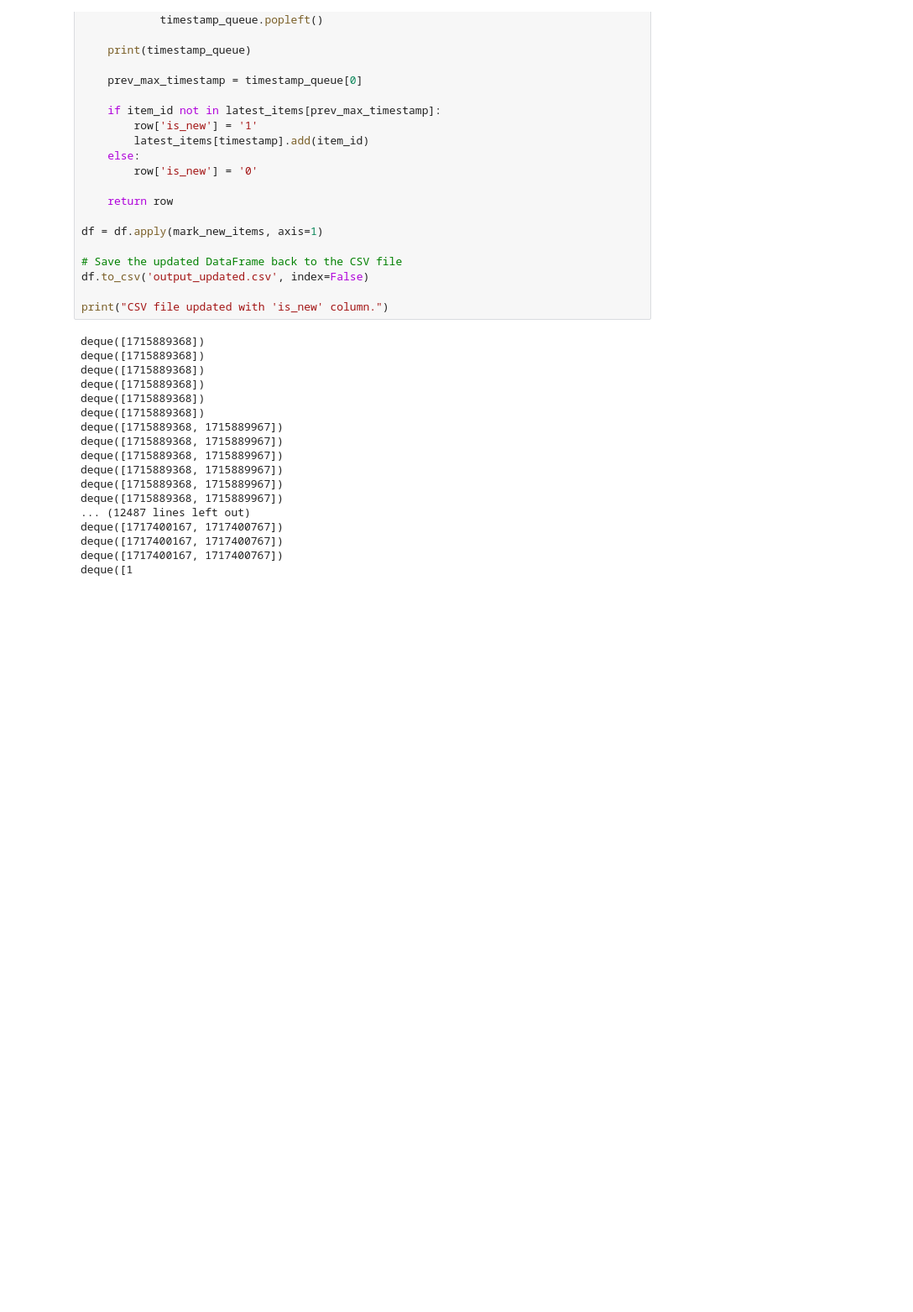
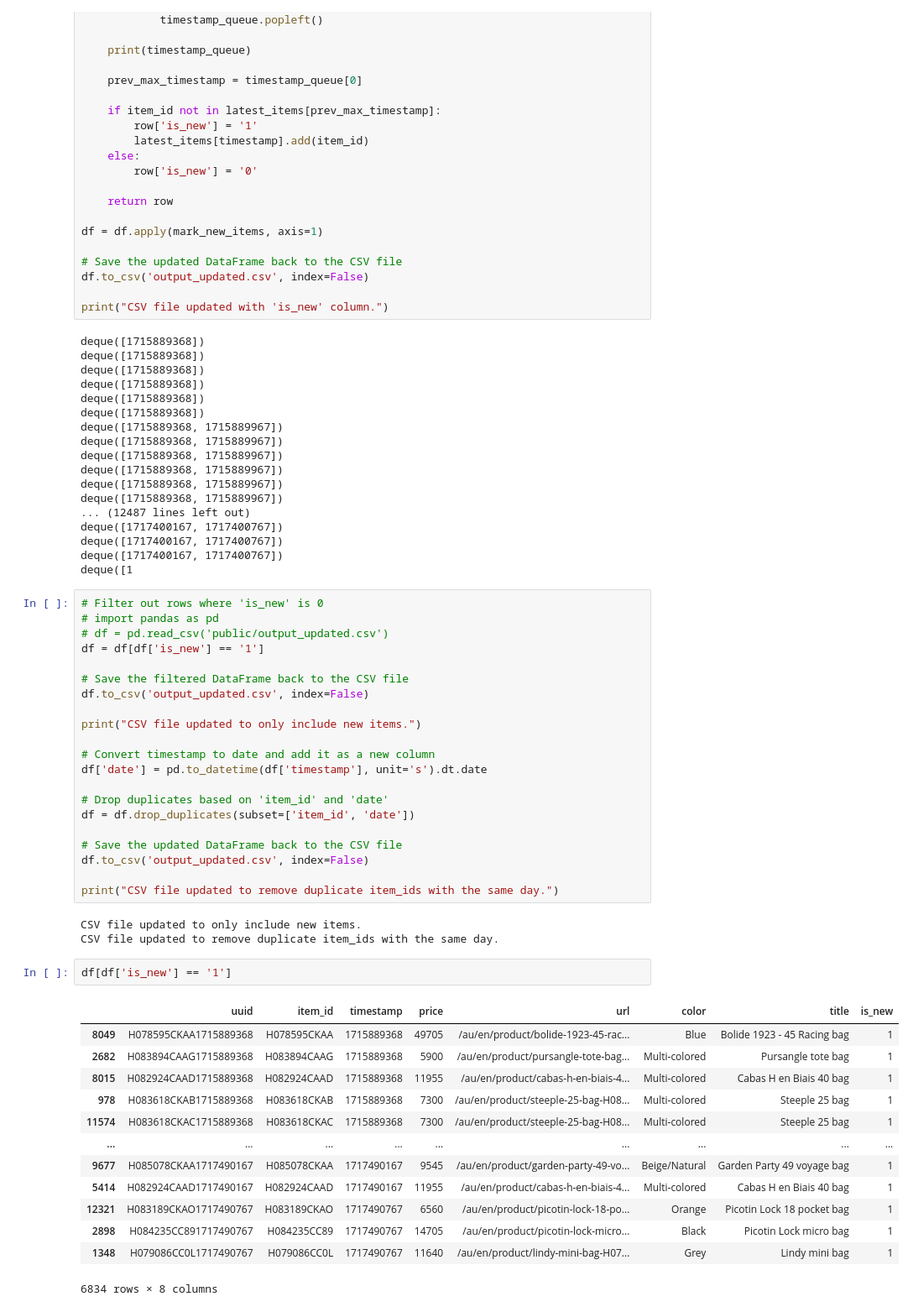
Before and after one commit to ericfzhu/h52, a Jupyter notebook: manual.ipynb, the cells around one changed output. Shown: that part at 84% size. Cells and saved outputs as stored; diff of their text form; blank space fills up the shorter version.

```diff
--- a/manual.ipynb
+++ b/manual.ipynb
@@ -118,3 +118,43 @@ deque([1717400167, 1717400767])
 deque([1717400167, 1717400767])
 deque([1717400167, 1717400767])
 deque([1
+# %%
+# Filter out rows where 'is_new' is 0
+# import pandas as pd
+# df = pd.read_csv('public/output_updated.csv')
+df = df[df['is_new'] == '1']
+
+# Save the filtered DataFrame back to the CSV file
+df.to_csv('output_updated.csv', index=False)
+
+print("CSV file updated to only include new items.")
+
+# Convert timestamp to date and add it as a new column
+df['date'] = pd.to_datetime(df['timestamp'], unit='s').dt.date
+
+# Drop duplicates based on 'item_id' and 'date'
+df = df.drop_duplicates(subset=['item_id', 'date'])
+
+# Save the updated DataFrame back to the CSV file
+df.to_csv('output_updated.csv', index=False)
+
+print("CSV file updated to remove duplicate item_ids with the same day.")
+# %% [output]
+CSV file updated to only include new items.
+CSV file updated to remove duplicate item_ids with the same day.
+# %%
+df[df['is_new'] == '1']
+# %% [output]
+|  | uuid | item_id | timestamp | price | url | color | title | is_new |
+| 8049 | H078595CKAA1715889368 | H078595CKAA | 1715889368 | 49705 | /au/en/product/bolide-1923-45-rac... | Blue | Bolide 1923 - 45 Racing bag | 1 |
+| 2682 | H083894CAAG1715889368 | H083894CAAG | 1715889368 | 5900 | /au/en/product/pursangle-tote-bag... | Multi-colored | Pursangle tote bag | 1 |
+| 8015 | H082924CAAD1715889368 | H082924CAAD | 1715889368 | 11955 | /au/en/product/cabas-h-en-biais-4... | Multi-colored | Cabas H en Biais 40 bag | 1 |
+| 978 | H083618CKAB1715889368 | H083618CKAB | 1715889368 | 7300 | /au/en/product/steeple-25-bag-H08... | Multi-colored | Steeple 25 bag | 1 |
+| 11574 | H083618CKAC1715889368 | H083618CKAC | 1715889368 | 7300 | /au/en/product/steeple-25-bag-H08... | Multi-colored | Steeple 25 bag | 1 |
+| ... | ... | ... | ... | ... | ... | ... | ... | ... |
+| 9677 | H085078CKAA1717490167 | H085078CKAA | 1717490167 | 9545 | /au/en/product/garden-party-49-vo... | Beige/Natural | Garden Party 49 voyage bag | 1 |
+| 5414 | H082924CAAD1717490167 | H082924CAAD | 1717490167 | 11955 | /au/en/product/cabas-h-en-biais-4... | Multi-colored | Cabas H en Biais 40 bag | 1 |
+| 12321 | H083189CKAO1717490767 | H083189CKAO | 1717490767 | 6560 | /au/en/product/picotin-lock-18-po... | Orange | Picotin Lock 18 pocket bag | 1 |
+| 2898 | H084235CC891717490767 | H084235CC89 | 1717490767 | 14705 | /au/en/product/picotin-lock-micro... | Black | Picotin Lock micro bag | 1 |
+| 1348 | H079086CC0L1717490767 | H079086CC0L | 1717490767 | 11640 | /au/en/product/lindy-mini-bag-H07... | Grey | Lindy mini bag | 1 |
+6834 rows × 8 columns
```
Also changed, not shown: 3 other files.
